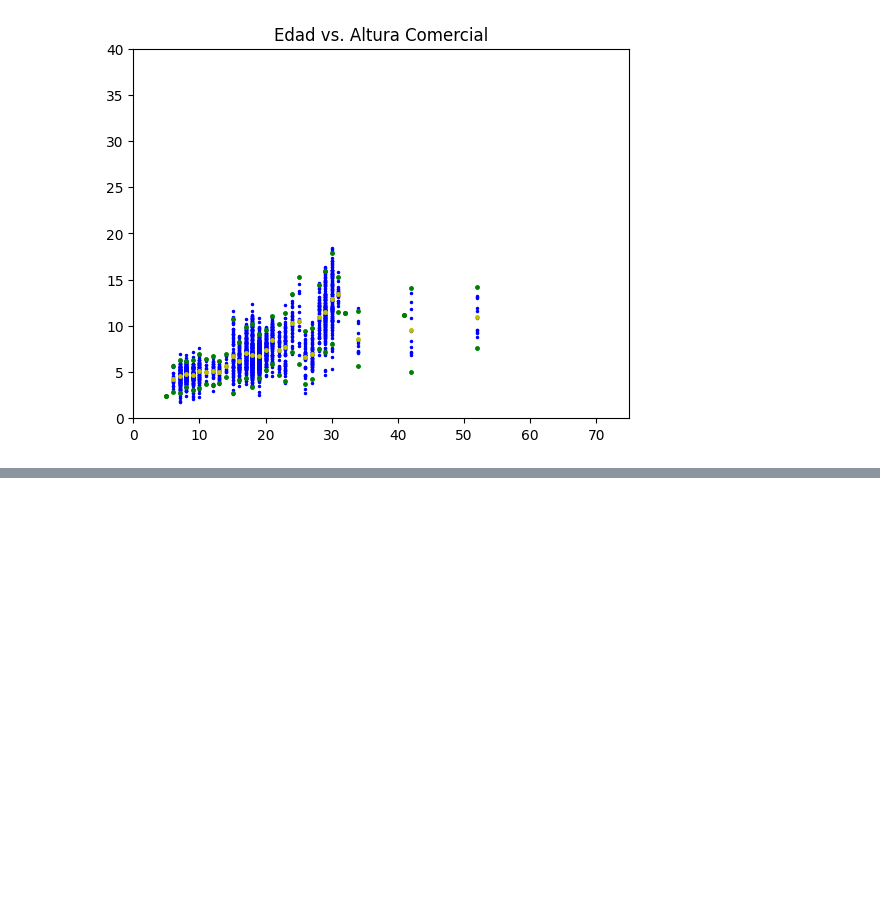
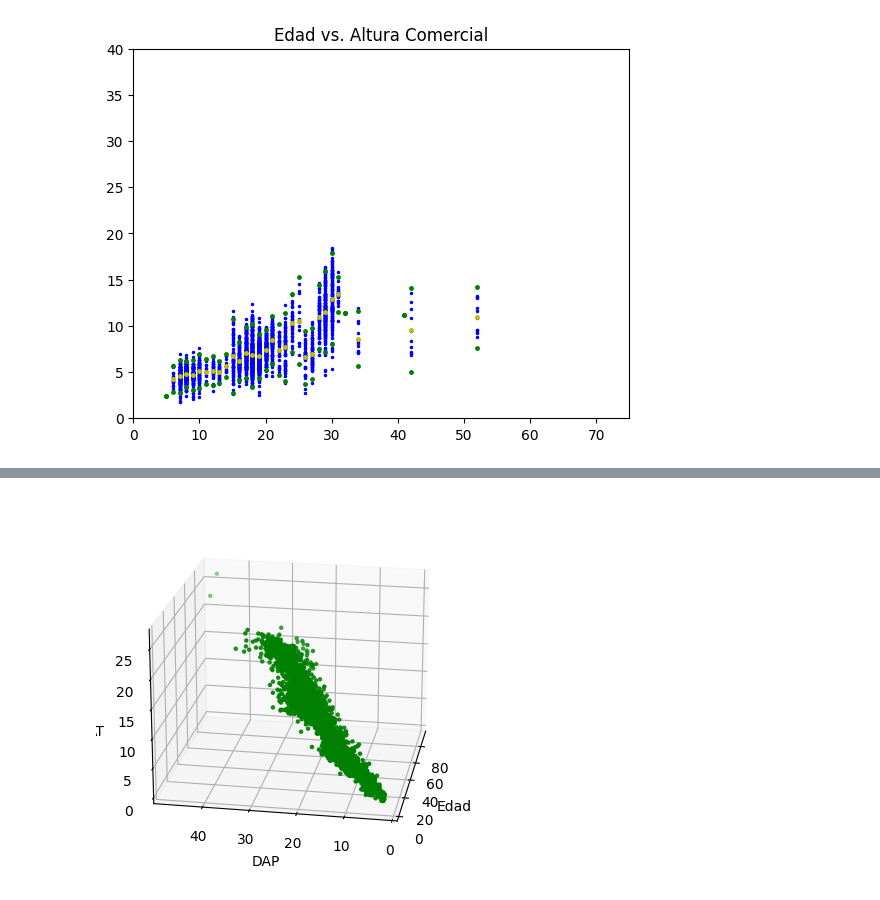
Before and after one commit to BryanCoboF/dataScienceStudy, a Jupyter notebook: dataScienceForest.ipynb, the cells around one changed output, grey strips where cells are left out. Saved outputs shown, nothing was run; the diff lists cells and outputs as text; code cells hidden in the pictures; blank space fills up the shorter version.

```diff
--- a/dataScienceForest.ipynb
+++ b/dataScienceForest.ipynb
@@ -195,4 +205,21 @@ matrizCorr(dfCorre)
 [figure]
+# %%
+fig = plt.figure()
+ax = fig.add_subplot(111, projection='3d')
+
+# Gráfico de dispersión en 3D
+ax.scatter(dfCorre['Edad en Meses'],dfCorre['DAP (cm)'], dfCorre['Altura Total (m)'], c='g', marker='.')
+
+# Etiquetas de los ejes
+ax.set_xlabel('Edad')
+ax.set_ylabel('DAP')
+ax.set_zlabel('AT')
+
+ax.view_init(azim=190, elev=20)
+
+plt.show()
+# %% [output]
+[figure, added]
 # %%
 # Regresion K vecinos cercanos KNN
 # Segun el criterio de analisis (arboles individuales o PPM), se hace la regresion KNN para las variables DAP, AT, AC y EV con respecto a la edad en meses
```
Also changed, not shown: parts of 3 cells of this notebook.
